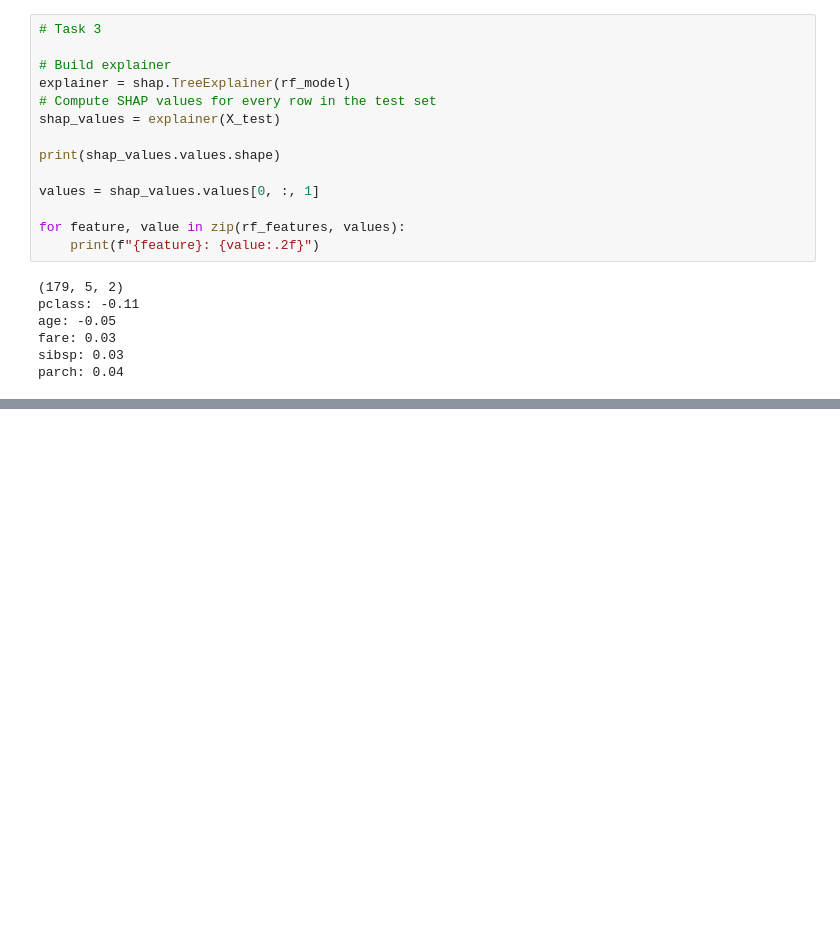
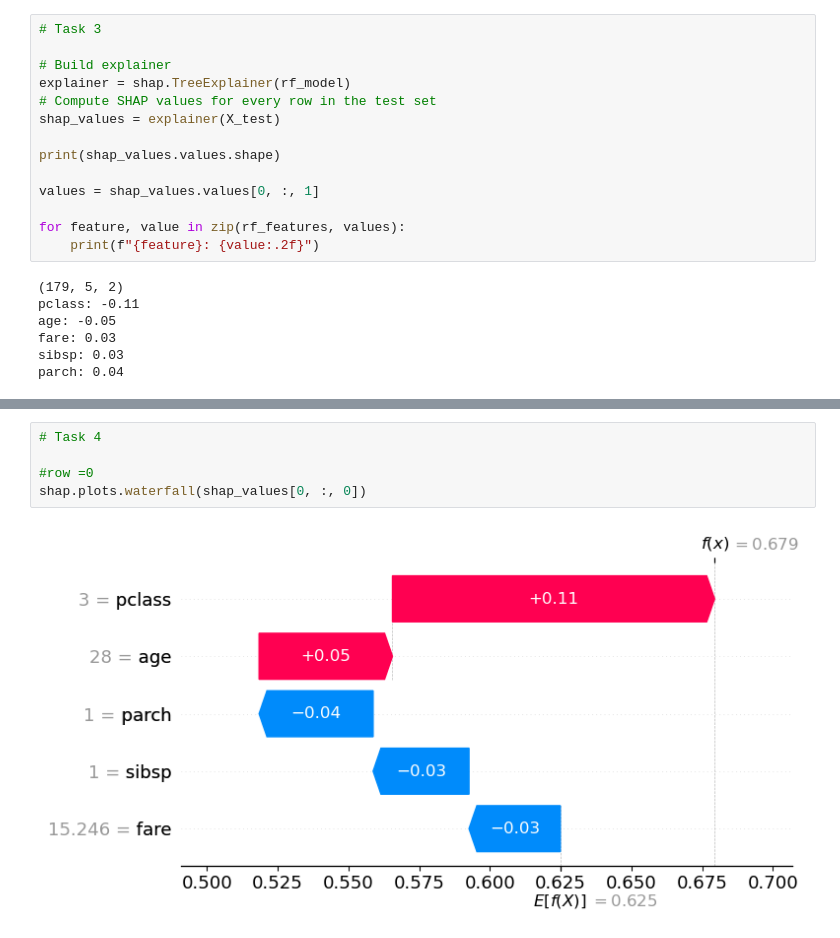
Before and after one commit to S-Shockley/SHAPEx, a Jupyter notebook: shap.ipynb, the cells around one changed output, grey strips where cells are left out. Saved outputs shown, nothing was run; the diff lists cells and outputs as text; blank space fills up the shorter version.

```diff
--- a/shap.ipynb
+++ b/shap.ipynb
@@ -123,0 +171,7 @@ parch: 0.04
+# %%
+# Task 4
+
+#row =0
+shap.plots.waterfall(shap_values[0, :, 0])
+# %% [output]
+[figure, added]
```
Also changed, not shown: parts of 14 cells of this notebook.
